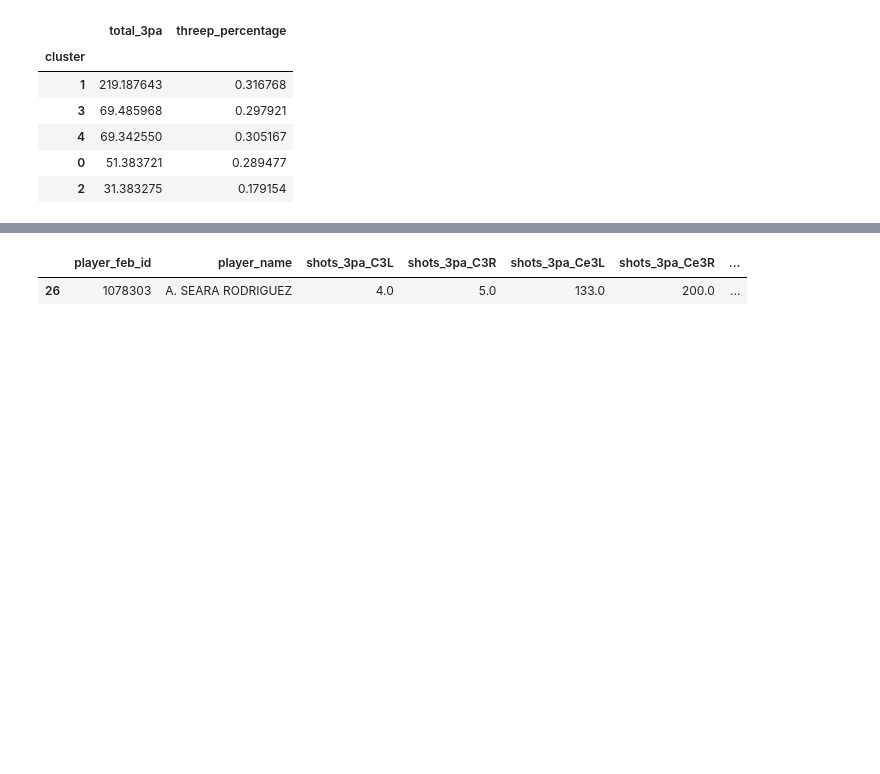
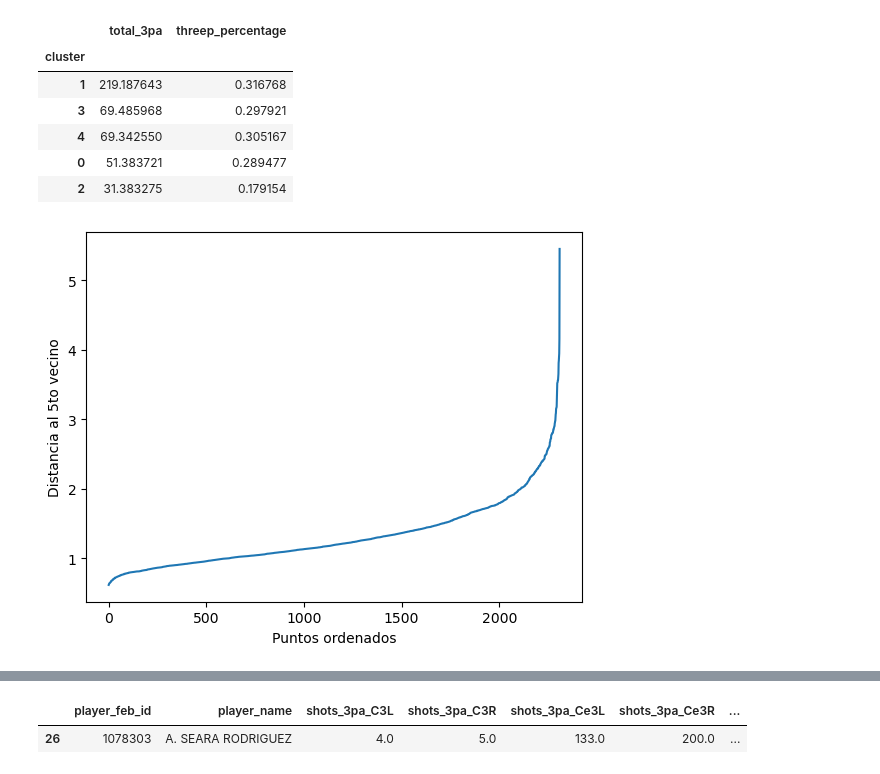
Before and after one commit to JoseGomez23/feb_jose_alvaro, a Jupyter notebook: feb_jose_alvaro.ipynb, the cells around one changed output, grey strips where cells are left out. Cells and saved outputs as stored; diff of their text form; code cells hidden in the pictures; blank space fills up the shorter version.

```diff
--- a/feb_jose_alvaro.ipynb
+++ b/feb_jose_alvaro.ipynb
@@ -441,3 +438,17 @@ df_pivot_filtered.groupby("cluster")[[
 | 4 | 69.342550 | 0.305167 |
 | 0 | 51.383721 | 0.289477 |
 | 2 | 31.383275 | 0.179154 |
+# %%
+from sklearn.neighbors import NearestNeighbors
+import numpy as np
+
+nbrs = NearestNeighbors(n_neighbors=5).fit(X_scaled)
+distances, _ = nbrs.kneighbors(X_scaled)
+
+distances = np.sort(distances[:, -1])
+plt.plot(distances)
+plt.ylabel("Distancia al 5to vecino")
+plt.xlabel("Puntos ordenados")
+plt.show()
+# %% [output]
+[figure, added]
```
Also changed, not shown: parts of 8 cells of this notebook.
